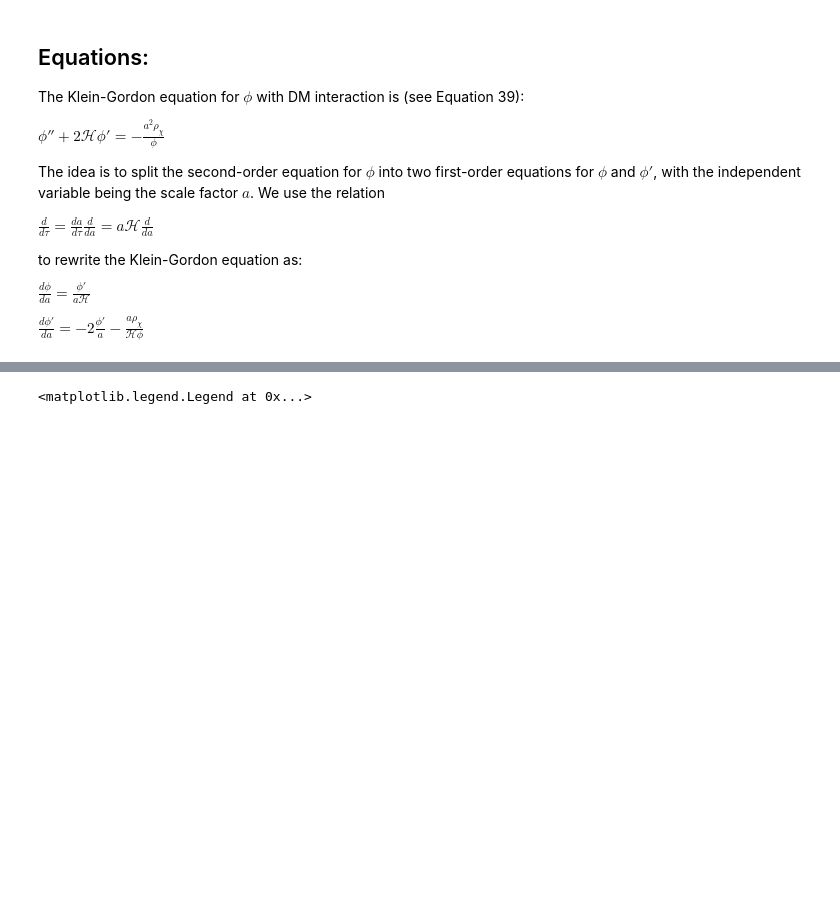
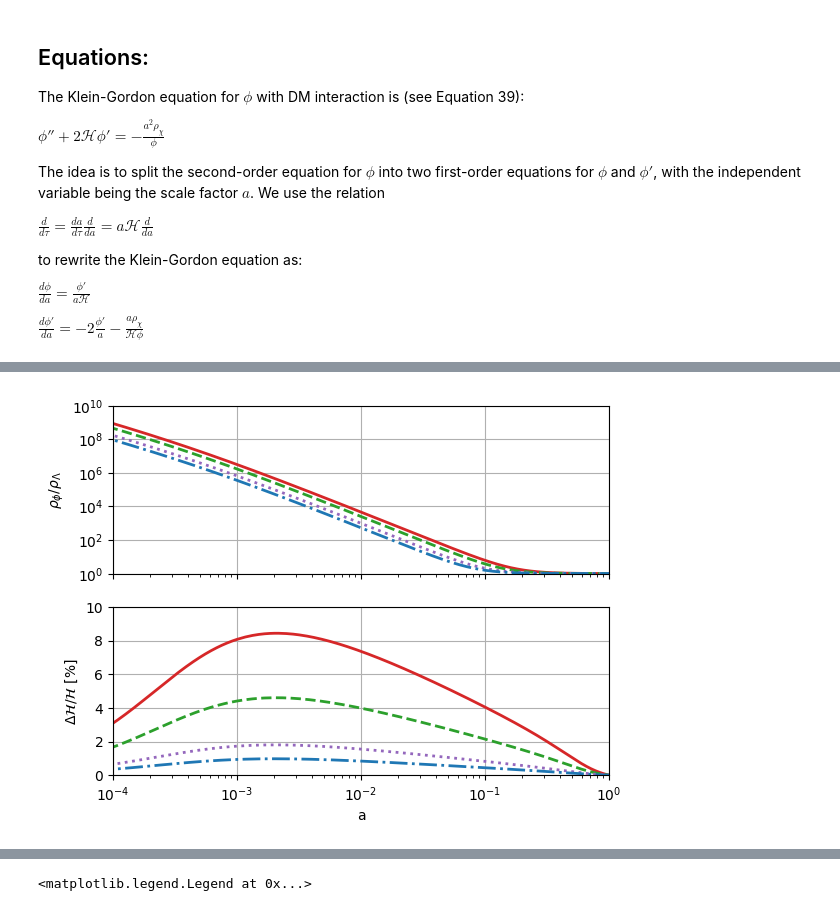
Before and after one commit to joaoreboucas1/ISF, a Jupyter notebook: Scalar_Fields.ipynb, the cells around one changed output, grey strips where cells are left out. Saved outputs shown, nothing was run; the diff lists cells and outputs as text; code cells hidden in the pictures; blank space fills up the shorter version.

```diff
--- a/Scalar_Fields.ipynb
+++ b/Scalar_Fields.ipynb
@@ -231,4 +231,56 @@ rho_dm_a_8 = rho_dm_i_8*(phi_a_8/8)*(a_ini/a)**3
 rho_dm_a_10 = rho_dm_i_10*(phi_a_10/10)*(a_ini/a)**3
 rho_dm_a_15 = rho_dm_i_15*(phi_a_15/15)*(a_ini/a)**3
 rho_dm_a_20 = rho_dm_i_20*(phi_a_20/20)*(a_ini/a)**3
+# %%
+# Calculating energy density fractions
+rho_tot_a_8 = rho_r_a + rho_b_a + rho_dm_a_8 + rho_de_a_8
+rho_tot_a_10 = rho_r_a + rho_b_a + rho_dm_a_10 + rho_de_a_10
+rho_tot_a_15 = rho_r_a + rho_b_a + rho_dm_a_15 + rho_de_a_15
+rho_tot_a_20 = rho_r_a + rho_b_a + rho_dm_a_20 + rho_de_a_20
+rho_tot_a_lcdm = rho_r_a + rho_b_a + rho_dm_a_lcdm + rho_de_a_lcdm
+
+f_r_a_8 = rho_r_a/rho_tot_a_8
+f_r_a_10 = rho_r_a/rho_tot_a_10
+f_r_a_lcdm = rho_r_a/rho_tot_a_lcdm
+f_b_a_8 = rho_b_a/rho_tot_a_8
+f_b_a_10 = rho_b_a/rho_tot_a_10
+f_b_a_lcdm = rho_b_a/rho_tot_a_lcdm
+f_dm_a_8 = rho_dm_a_8/rho_tot_a_8
+f_dm_a_10 = rho_dm_a_10/rho_tot_a_10
+f_dm_a_lcdm = rho_dm_a_lcdm/rho_tot_a_lcdm
+f_de_a_8 = rho_de_a_8/rho_tot_a_8
+f_de_a_10 = rho_de_a_10/rho_tot_a_10
+f_de_a_lcdm = rho_de_a_lcdm/rho_tot_a_lcdm
+# %%
+# Plot phi energy density and delta H
+H_lcdm = a*np.sqrt(rho_tot_a_lcdm/3)
+H_8 = a*np.sqrt(rho_tot_a_8/3)
+H_10 = a*np.sqrt(rho_tot_a_10/3)
+H_15 = a*np.sqrt(rho_tot_a_15/3)
+H_20 = a*np.sqrt(rho_tot_a_20/3)
+
+fig, axs = plt.subplots(nrows=2, ncols=1, sharex=True)
+# Plot phi energy density and delta H
+axs[0].loglog(a, rho_de_a_8/rho_de_a_lcdm, color='tab:red', ls='-', lw=2)
+axs[0].loglog(a, rho_de_a_10/rho_de_a_lcdm, color='tab:green', ls='--', lw=2)
+axs[0].loglog(a, rho_de_a_15/rho_de_a_lcdm, color='tab:purple', ls=':', lw=2)
+axs[0].loglog(a, rho_de_a_20/rho_de_a_lcdm, color='tab:blue', ls='-.', lw=2)
+axs[0].set_xlim([1e-4, 1])
+axs[0].set_ylim([1, 1e10])
+
+axs[1].semilogx(a, 100*(H_8 - H_lcdm)/H_lcdm, color='tab:red', ls='-', lw=2)
+axs[1].semilogx(a, 100*(H_10 - H_lcdm)/H_lcdm, color='tab:green', ls='--', lw=2)
+axs[1].semilogx(a, 100*(H_15 - H_lcdm)/H_lcdm, color='tab:purple', ls=':', lw=2)
+axs[1].semilogx(a, 100*(H_20 - H_lcdm)/H_lcdm, color='tab:blue', ls='-.', lw=2)
+
+plt.ylim([0, 10])
+
+axs[1].set_xlabel("a")
+axs[0].set_ylabel(r"$\rho_\phi/\rho_\Lambda$")
+axs[1].set_ylabel(r"$\Delta \mathcal{H}/\mathcal{H}$ [%]")
+axs[0].grid()
+axs[1].grid()
+plt.savefig("fig1_b.pdf")
+# %% [output]
+[figure, added]
 # %%
```
Also changed, not shown: parts of 6 cells of this notebook, 8 other files.
